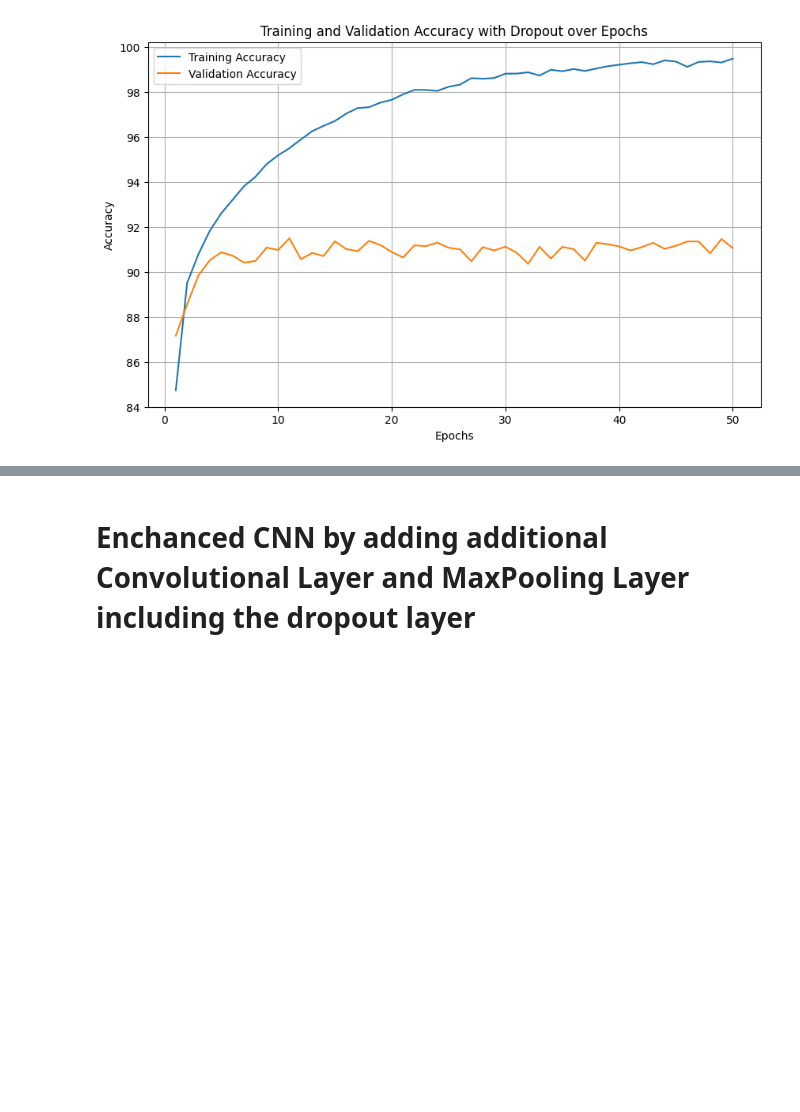
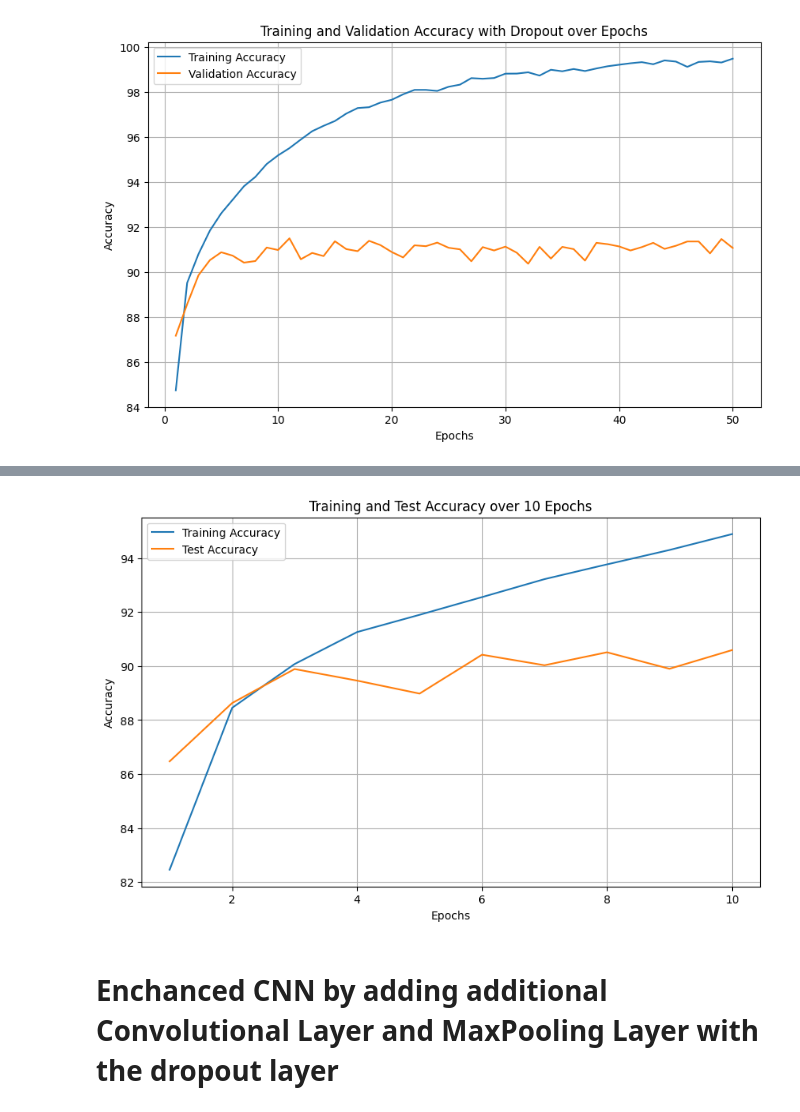
Before and after one commit to DrDrewCain/Applied-Machine-Learning, a Jupyter notebook: hw5.ipynb, the cells around one changed output, grey strips where cells are left out. Cells and saved outputs as stored; diff of their text form; code cells hidden in the pictures; blank space fills up the shorter version.

```diff
--- a/hw5.ipynb
+++ b/hw5.ipynb
@@ -420,0 +511,64 @@ Epoch 50, Loss: 0.00011995067876252581, Training Accuracy: 99.48%, Validation Ac
+# %%
+# Instantiate the model
+model = EnhancedCNN()
+model.apply(init_weights)
+
+# Set up optimizer and loss function
+optimizer = optim.SGD(model.parameters(), lr=0.01, momentum=0.9)
+criterion = nn.CrossEntropyLoss()
+
+# Initialize lists to store accuracies
+training_accuracies = []
+test_accuracies = []
+
+# Training and Evaluation Loop
+for epoch in range(10):  # Training for 10 epochs
+    model.train()
+    running_loss = 0.0
+    train_correct = 0
+    train_total = 0
+    for images, labels in trainloader:
+        optimizer.zero_grad()
+        outputs = model(images)
+        loss = criterion(outputs, labels)
+        loss.backward()
+        optimizer.step()
+
+        running_loss += loss.item()
+        _, predicted = torch.max(outputs.data, 1)
+        train_total += labels.size(0)
+        train_correct += (predicted == labels).sum().item()
+
+    train_accuracy = 100 * train_correct / train_total
+    training_accuracies.append(train_accuracy)
+
+    # Test
+    model.eval()
+    test_correct = 0
+    test_total = 0
+    with torch.no_grad():
+        for images, labels in testloader:
+            outputs = model(images)
+            _, predicted = torch.max(outputs.data, 1)
+            test_total += labels.size(0)
+            test_correct += (predicted == labels).sum().item()
+
+    test_accuracy = 100 * test_correct / test_total
+    test_accuracies.append(test_accuracy)
+
+    # Print accuracy every epoch
+    print(f"Epoch {epoch + 1}, Loss: {running_loss / len(trainloader)}, "
+          f"Training Accuracy: {train_accuracy:.2f}%, "
+          f"Test Accuracy: {test_accuracy:.2f}%")
+
+# Plotting
+plt.figure(figsize=(10, 6))
+plt.plot(range(1, 11), training_accuracies, label='Training Accuracy')
+plt.plot(range(1, 11), test_accuracies, label='Test Accuracy')
+plt.xlabel('Epochs')
+plt.ylabel('Accuracy')
+plt.title('Training and Test Accuracy over 10 Epochs')
+plt.legend()
+plt.grid(True)
+plt.show()
+# %% [output]
@@ -421,3 +585,4 @@ Epoch 50, Loss: 0.00011995067876252581, Training Accuracy: 99.48%, Validation Ac
+[figure, added]
 # %% [markdown]
-# Enchanced CNN by adding additional Convolutional Layer and MaxPooling Layer including the dropout layer
+# Enchanced CNN by adding additional Convolutional Layer and MaxPooling Layer with the dropout layer
 # %%
```
Also changed, not shown: parts of 13 cells of this notebook, 1 other file.
